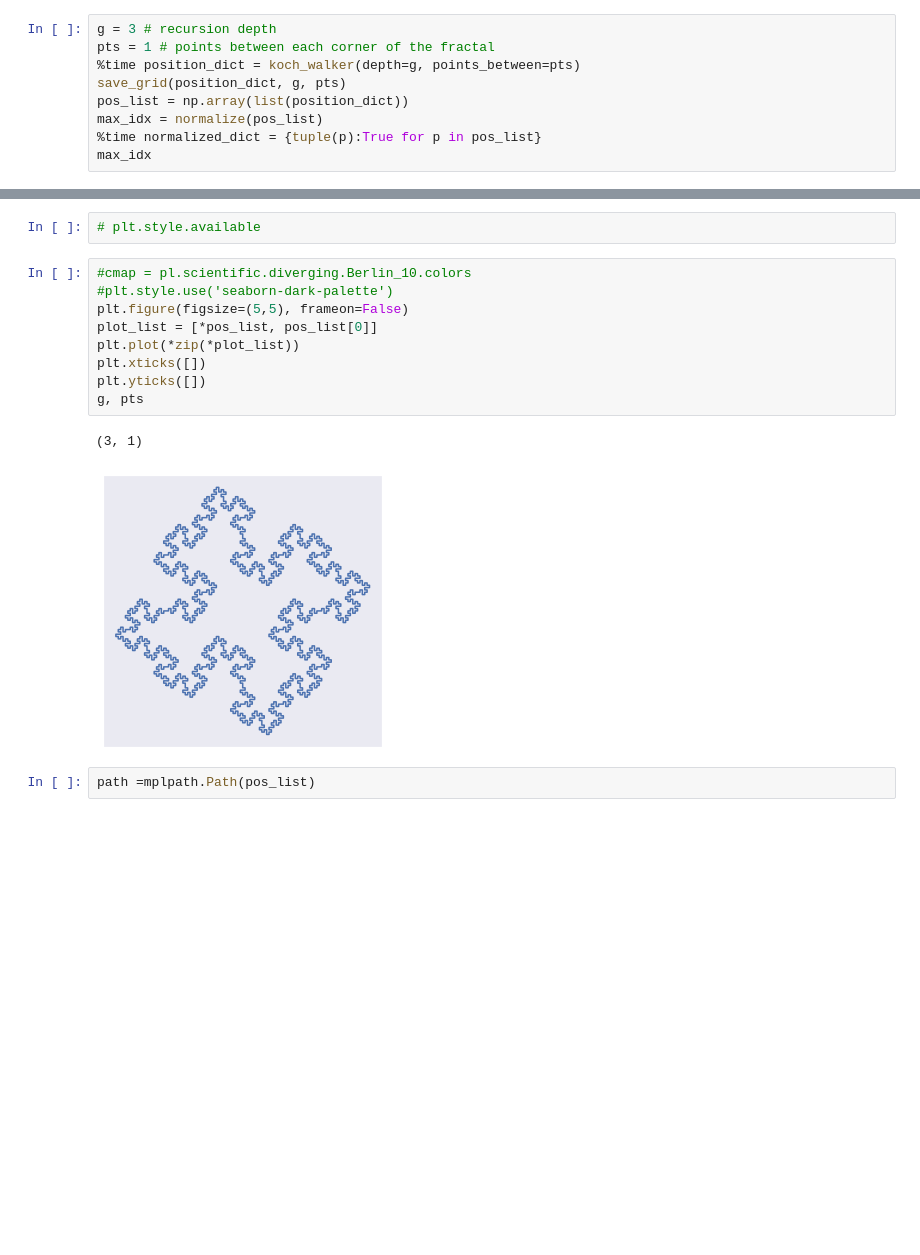
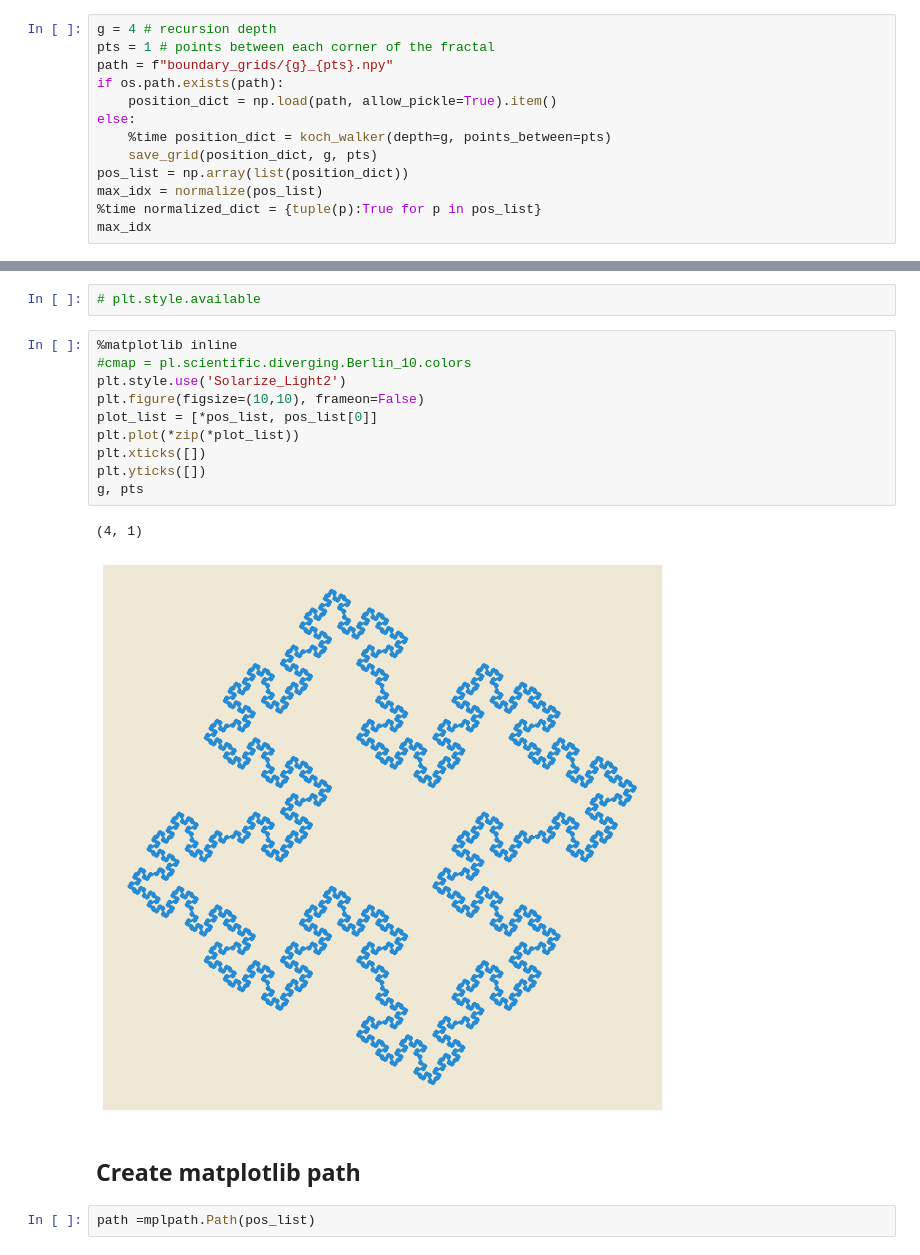
Before and after one commit to kklocker/NumFys, a Jupyter notebook: Assignment 1/Matrix_set_up.ipynb, the cells around one changed output, grey strips where cells are left out. Cells and saved outputs as stored; diff of their text form; blank space fills up the shorter version.

```diff
--- a/Assignment 1/Matrix_set_up.ipynb
+++ b/Assignment 1/Matrix_set_up.ipynb
@@ -72,10 +104,14 @@ midx_d = np.load("max_idx_dict.npy", allow_pickle=True).item()
 # %% [markdown]
 ---
 # %%
-g = 3 # recursion depth
+g = 4 # recursion depth
 pts = 1 # points between each corner of the fractal
-%time position_dict = koch_walker(depth=g, points_between=pts)
-save_grid(position_dict, g, pts)
+path = f"boundary_grids/{g}_{pts}.npy"
+if os.path.exists(path):
+    position_dict = np.load(path, allow_pickle=True).item()
+else:
+    %time position_dict = koch_walker(depth=g, points_between=pts)
+    save_grid(position_dict, g, pts)
 pos_list = np.array(list(position_dict))
 max_idx = normalize(pos_list)
 %time normalized_dict = {tuple(p):True for p in pos_list}
@@ -87,16 +122,19 @@ Wall time: 6.98 ms
 # %%
 # plt.style.available
 # %%
+%matplotlib inline
 #cmap = pl.scientific.diverging.Berlin_10.colors
-#plt.style.use('seaborn-dark-palette')
-plt.figure(figsize=(5,5), frameon=False)
+plt.style.use('Solarize_Light2')
+plt.figure(figsize=(10,10), frameon=False)
 plot_list = [*pos_list, pos_list[0]]
 plt.plot(*zip(*plot_list))
 plt.xticks([])
 plt.yticks([])
 g, pts
 # %% [output]
-(3, 1)
+(4, 1)
-[figure, old version]
+[figure, new version]
+# %% [markdown]
+## Create matplotlib path
 # %%
 path =mplpath.Path(pos_list)
```
Also changed, not shown: parts of 34 cells of this notebook, 14 other files.
